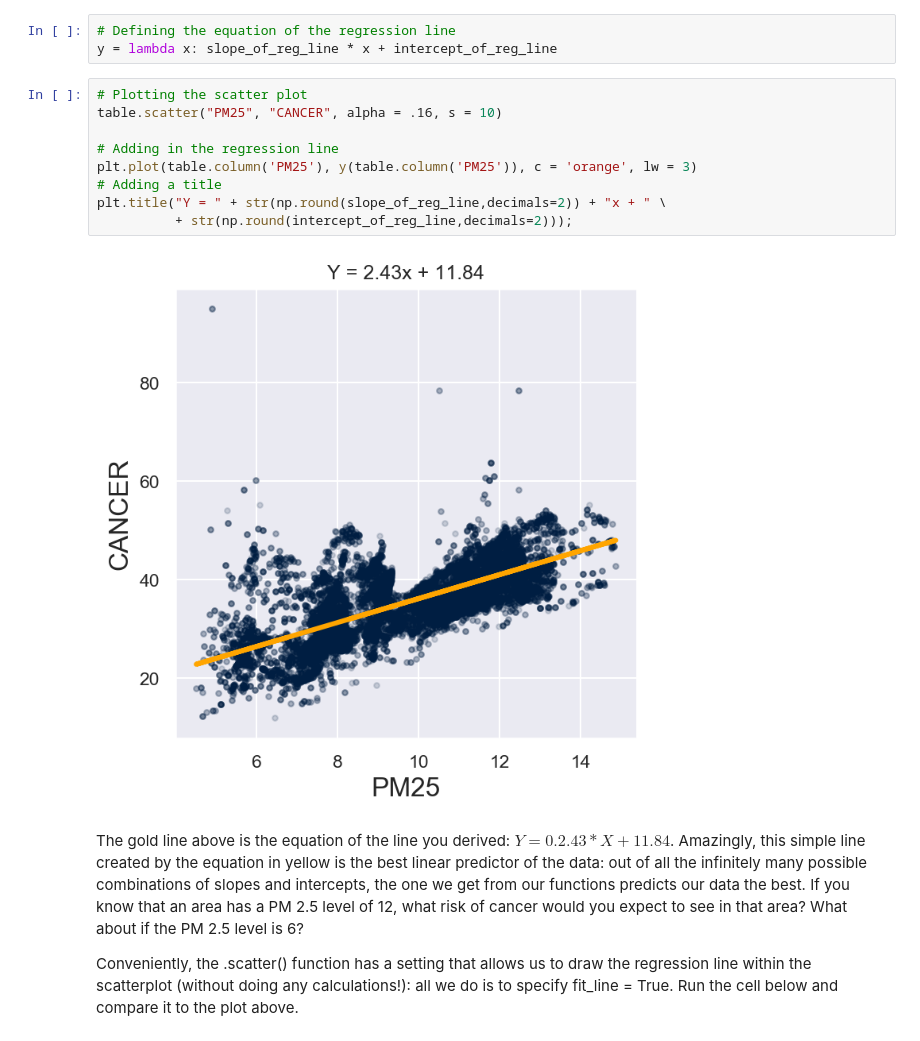
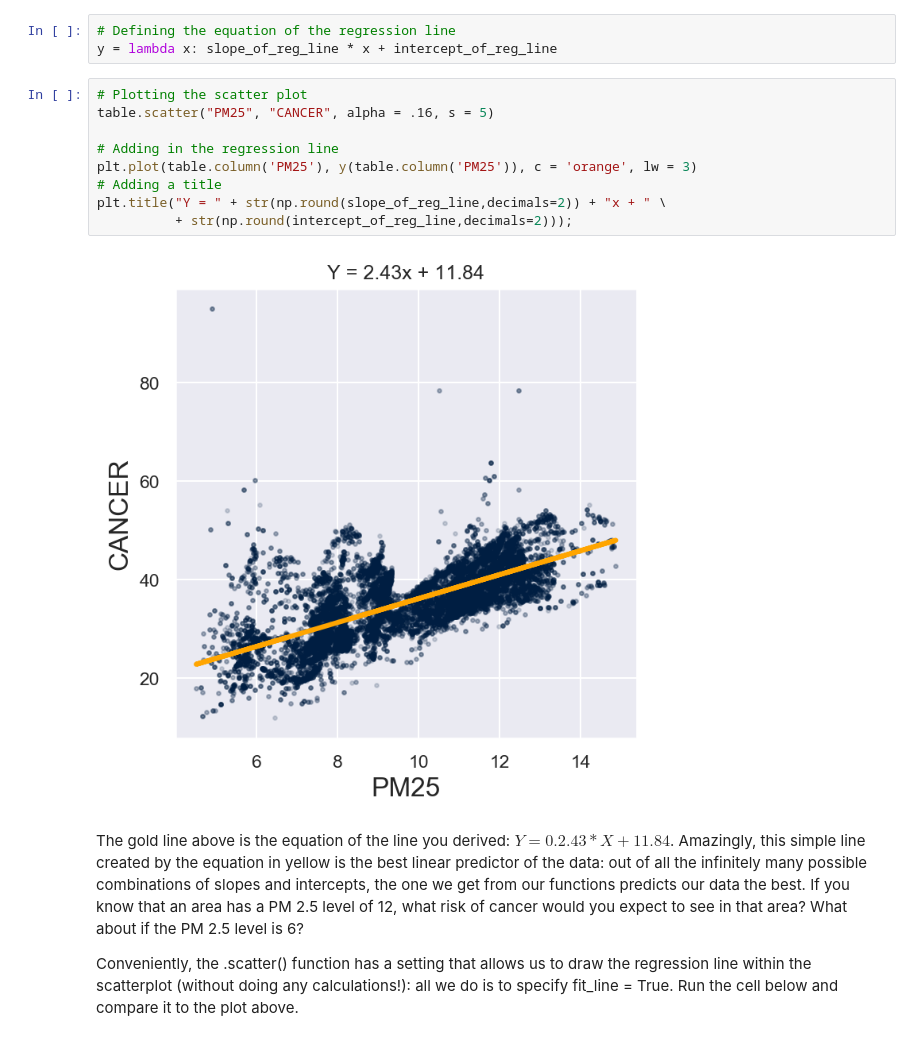
Before and after one commit to ds-modules/DATA88-SP22, a Jupyter notebook: whej03/roughDraft_whej03.ipynb, the cells around one changed output. Drawn from its saved outputs; the diff is of its cells as text.

```diff
--- a/whej03/roughDraft_whej03.ipynb
+++ b/whej03/roughDraft_whej03.ipynb
@@ -170,15 +171,15 @@ Now that we have the regression line, we can **plot it over our scatter plot** t
 y = lambda x: slope_of_reg_line * x + intercept_of_reg_line
 # %%
 # Plotting the scatter plot
-table.scatter("PM25", "CANCER", alpha = .16, s = 10)
+table.scatter("PM25", "CANCER", alpha = .16, s = 5)
 
 # Adding in the regression line
 plt.plot(table.column('PM25'), y(table.column('PM25')), c = 'orange', lw = 3)
 # Adding a title
 plt.title("Y = " + str(np.round(slope_of_reg_line,decimals=2)) + "x + " \
           + str(np.round(intercept_of_reg_line,decimals=2)));
 # %% [output]
-[figure, old version]
+[figure, new version]
 # %% [markdown]
 The gold line above is the equation of the line you derived: $Y = 0.2.43*X + 11.84$. Amazingly, this simple line created by the equation in yellow is the best linear predictor of the data: out of all the infinitely many possible combinations of slopes and intercepts, the one we get from our functions predicts our data the best. If you know that an area has a PM 2.5 level of 12, what risk of cancer would you expect to see in that area? What about if the PM 2.5 level is 6?
 
```
Also changed, not shown: parts of 11 cells of this notebook.
